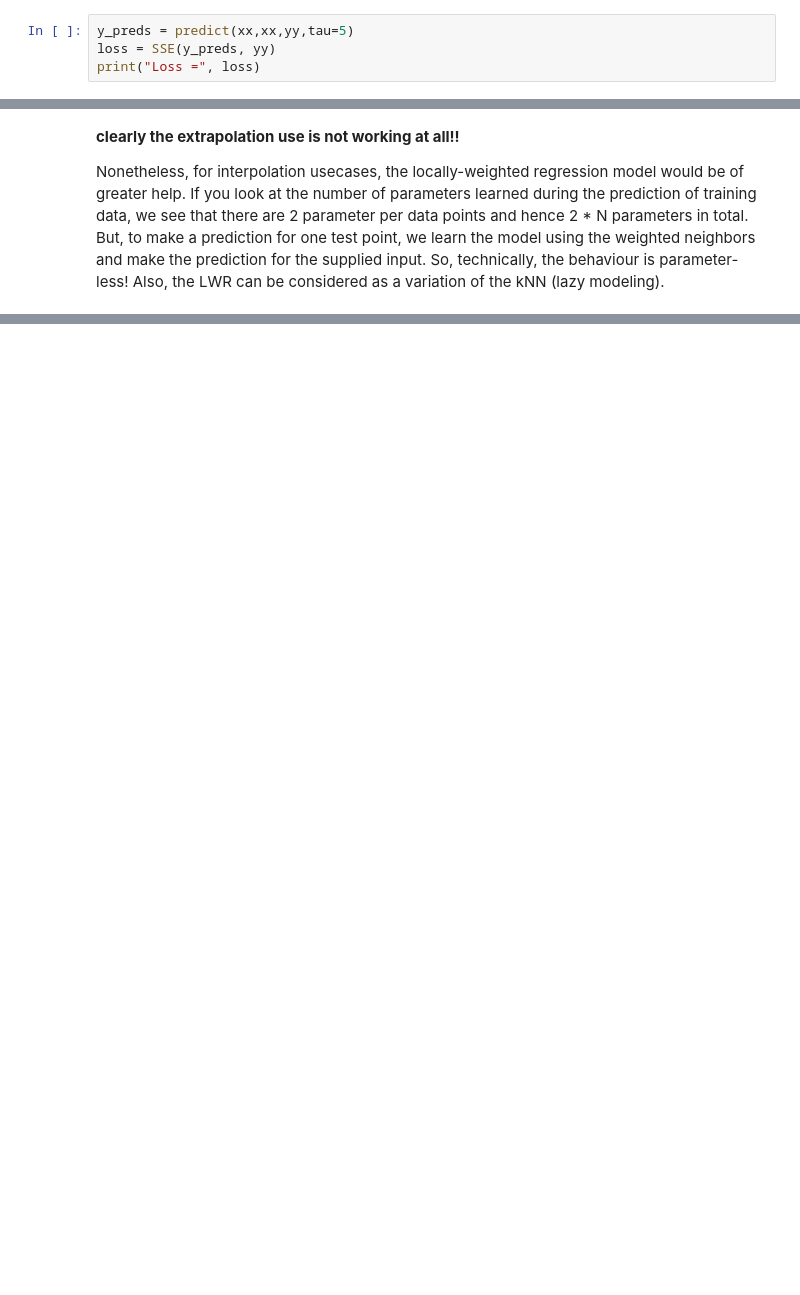
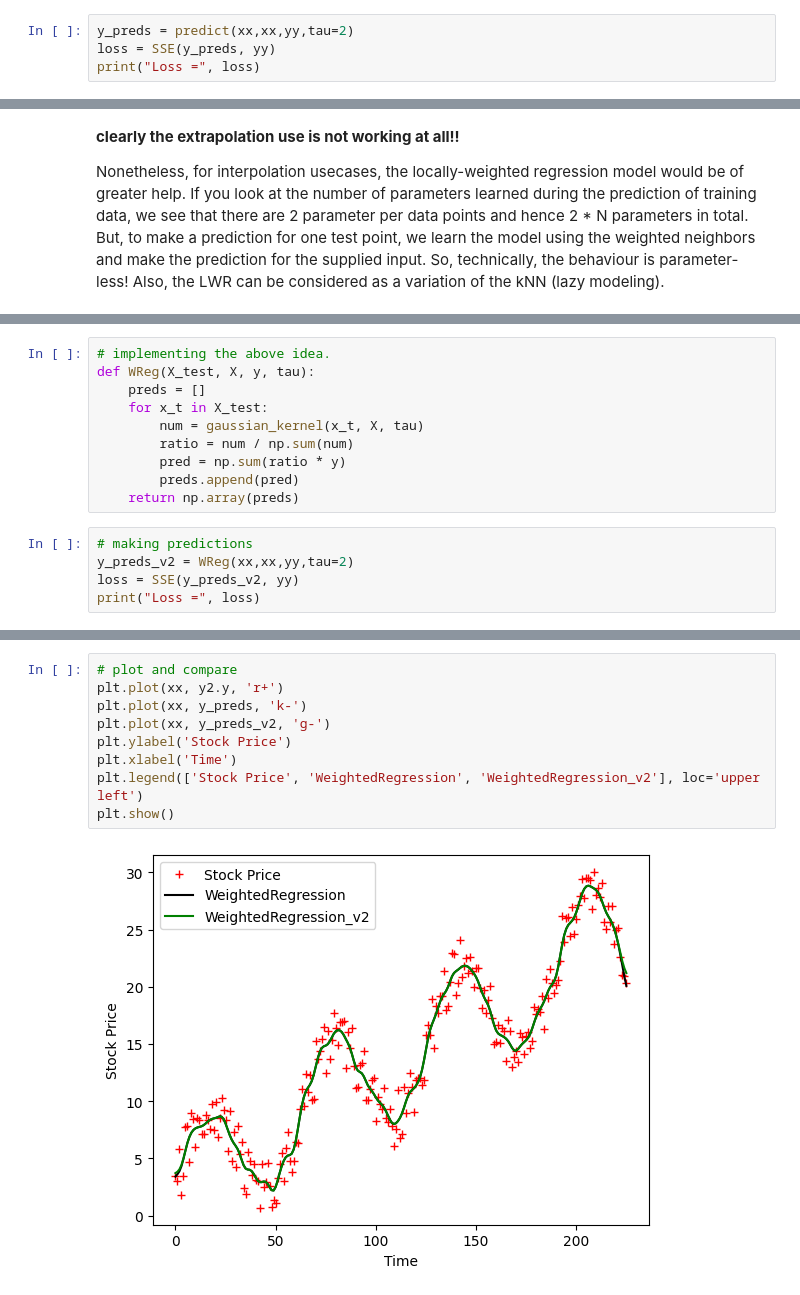
Before and after one commit to sudarsun/DA5401-2024, a Jupyter notebook: Assignment2-Solution.ipynb, the cells around one changed output, grey strips where cells are left out. Drawn from its saved outputs; the diff is of its cells as text; blank space fills up the shorter version.

Commit message:
Added the idea of weighted regression from Watson, Nadaraya, 1964

```diff
--- a/Assignment2-Solution.ipynb
+++ b/Assignment2-Solution.ipynb
@@ -740,7 +789,7 @@ def predict(X_test,X,y,tau=.1):
 # %% [markdown]
 __changing the value of $\tau$ alters the smoothness of the fit.  When the $\tau$ is close to zero, the fit is wiggly and when it is high, the fit gets smoother and ultimately becomes a straight line fit__
 # %%
-y_preds = predict(xx,xx,yy,tau=5)
+y_preds = predict(xx,xx,yy,tau=2)
 loss = SSE(y_preds, yy)
 print("Loss =", loss)
 # %% [output]
@@ -777,0 +829,15 @@ Nonetheless, for interpolation usecases, the locally-weighted regression model w
+# %%
+# implementing the above idea.
+def WReg(X_test, X, y, tau):
+    preds = []
+    for x_t in X_test:
+        num = gaussian_kernel(x_t, X, tau)
+        ratio = num / np.sum(num)
+        pred = np.sum(ratio * y)
+        preds.append(pred)
+    return np.array(preds)
+# %%
+# making predictions
+y_preds_v2 = WReg(xx,xx,yy,tau=2)
+loss = SSE(y_preds_v2, yy)
+print("Loss =", loss)
@@ -777,0 +846,11 @@ Nonetheless, for interpolation usecases, the locally-weighted regression model w
+# %%
+# plot and compare
+plt.plot(xx, y2.y, 'r+')
+plt.plot(xx, y_preds, 'k-')
+plt.plot(xx, y_preds_v2, 'g-')
+plt.ylabel('Stock Price')
+plt.xlabel('Time')
+plt.legend(['Stock Price', 'WeightedRegression', 'WeightedRegression_v2'], loc='upper left')
+plt.show()
+# %% [output]
+[figure, added]
```
Also changed, not shown: parts of 20 cells of this notebook.
